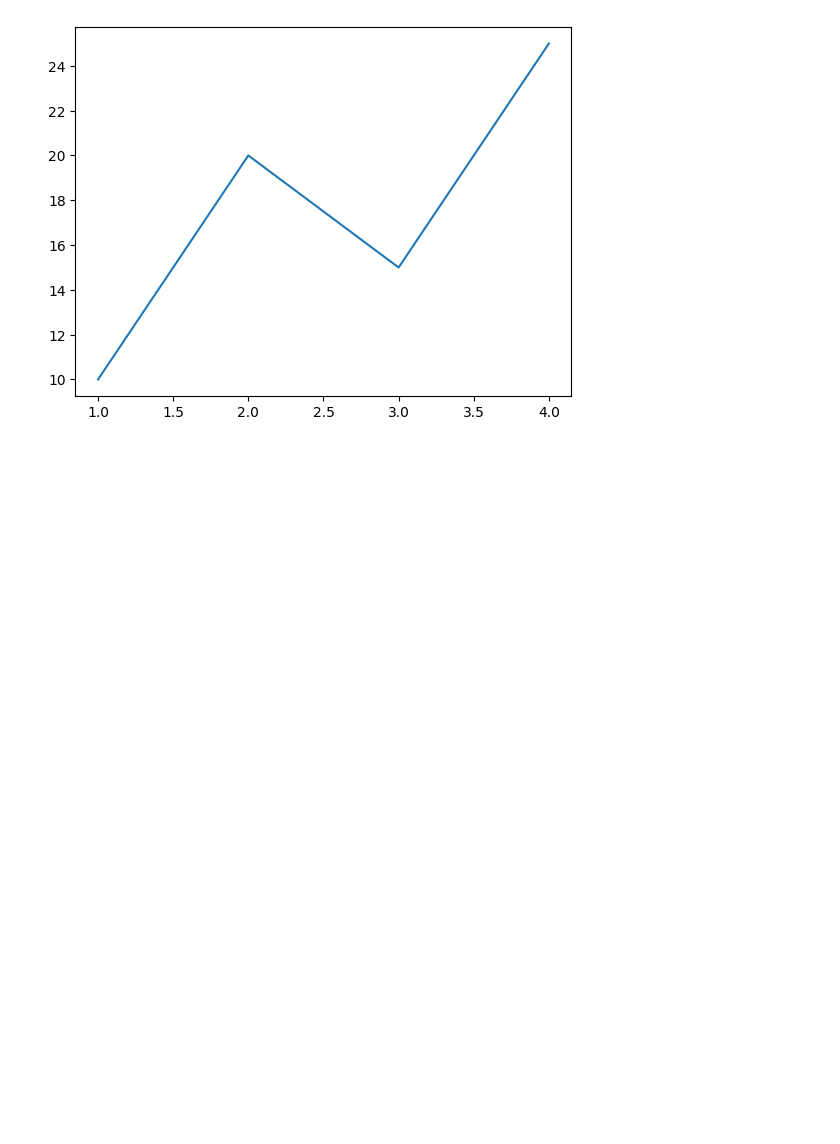
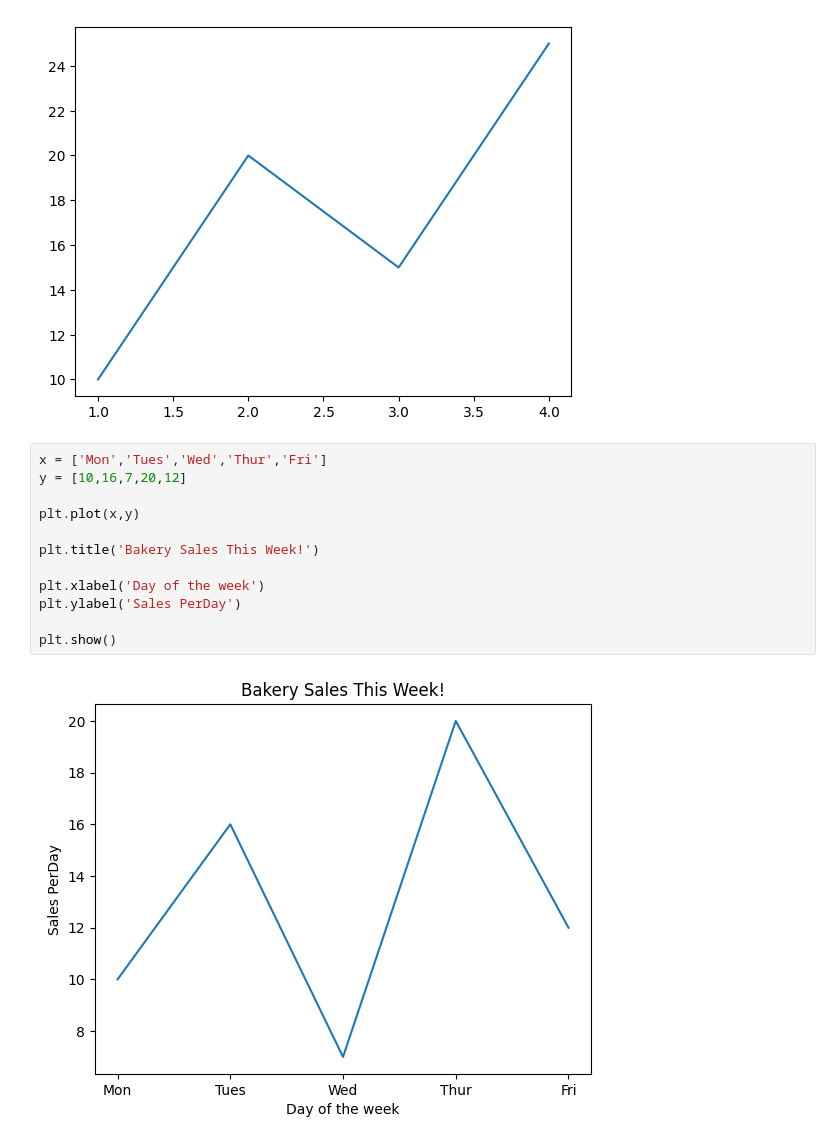
Before and after one commit to Harshittiwari2306/Matplotlib, a Jupyter notebook: Introduction.ipynb, the cells around one changed output. Saved outputs shown, nothing was run; the diff lists cells and outputs as text; blank space fills up the shorter version.

```diff
--- a/Introduction.ipynb
+++ b/Introduction.ipynb
@@ -9,3 +9,17 @@ plt.plot(x,y)
 plt.show()
 # %% [output]
 [figure]
+# %%
+x = ['Mon','Tues','Wed','Thur','Fri']
+y = [10,16,7,20,12]
+
+plt.plot(x,y)
+
+plt.title('Bakery Sales This Week!')
+
+plt.xlabel('Day of the week')
+plt.ylabel('Sales PerDay')
+
+plt.show()
+# %% [output]
+[figure, added]
```
Also changed, not shown: parts of 4 cells of this notebook.
